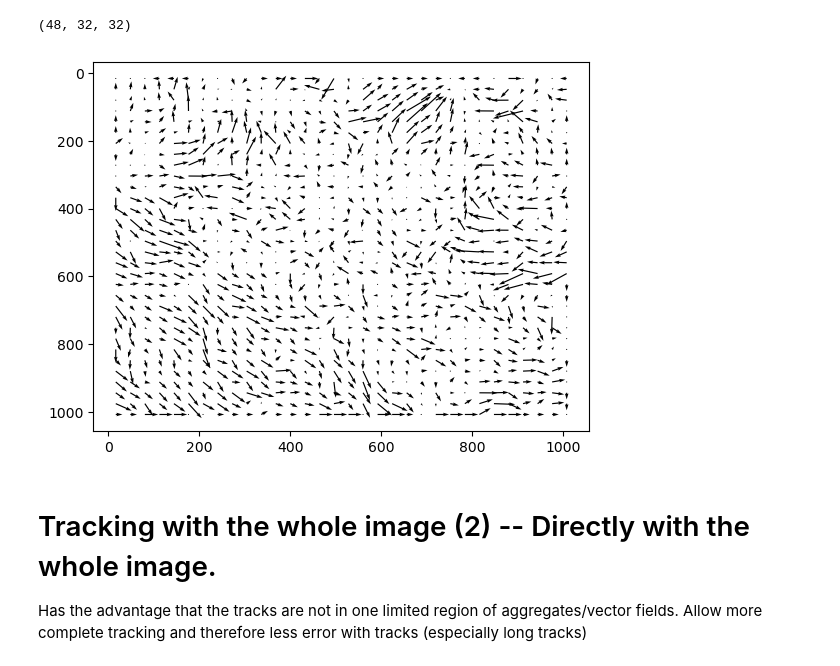
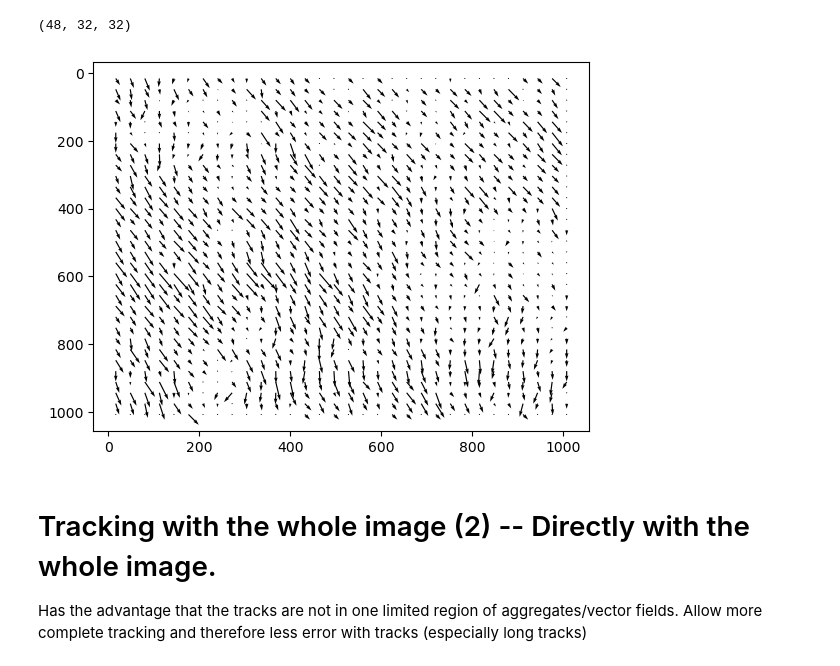
Before and after one commit to rzhou-space/PIV_analysis_headon_data, a Jupyter notebook: memGFP/Tracking_analysis_memGFP.ipynb, the cells around one changed output. Cells and saved outputs as stored; diff of their text form; code cells hidden in the pictures.

```diff
--- a/memGFP/Tracking_analysis_memGFP.ipynb
+++ b/memGFP/Tracking_analysis_memGFP.ipynb
@@ -5,10 +5,15 @@ import numpy as np
 import Tracking_Py
 import random
 # %%
-with h5py.File("F:/PhD_Franziska/Headon/memGFP/memGFP_control/memGFP_control_PIV.h5", "r") as file:
+common_filepath = "F:/PhD_Franziska/Headon/memGFP/memGFP_RA/time_avg(window_size=5)/"
+with h5py.File(common_filepath+"U_avg.h5", "r") as file:
+    U = file["matrix"][:]
+with h5py.File(common_filepath+"V_avg.h5", "r") as file:
+    V = file["matrix"][:]
+with h5py.File(common_filepath+"M_avg.h5", "r") as file:
+    U = file["matrix"][:]
 
-    U = file["U"][:]
-    V = file["V"][:]
-    M = file["M"][:]
+with h5py.File("F:/PhD_Franziska/Headon/memGFP/memGFP_RA/memGFP_RA_PIV.h5", "r") as file:
+    # xgrid and ygrid data the same from original PIV results.
     xgrid = file["xgrid"][:]
     ygrid = file["ygrid"][:]
@@ -20,10 +22,10 @@ np.shape(U)
 # %% [output]
 (48, 32, 32)
 # %%
-plt.quiver(xgrid[0], ygrid[0], V[0], -U[0])
+plt.quiver(xgrid[30], ygrid[30], V[30], -U[30])
 plt.gca().invert_yaxis()
 # %% [output]
-[figure, old version]
+[figure, new version]
 # %% [markdown]
 # Tracking with the whole image (2) -- Directly with the whole image.
 
```
Also changed, not shown: parts of 6 cells of this notebook, 3 other files.
